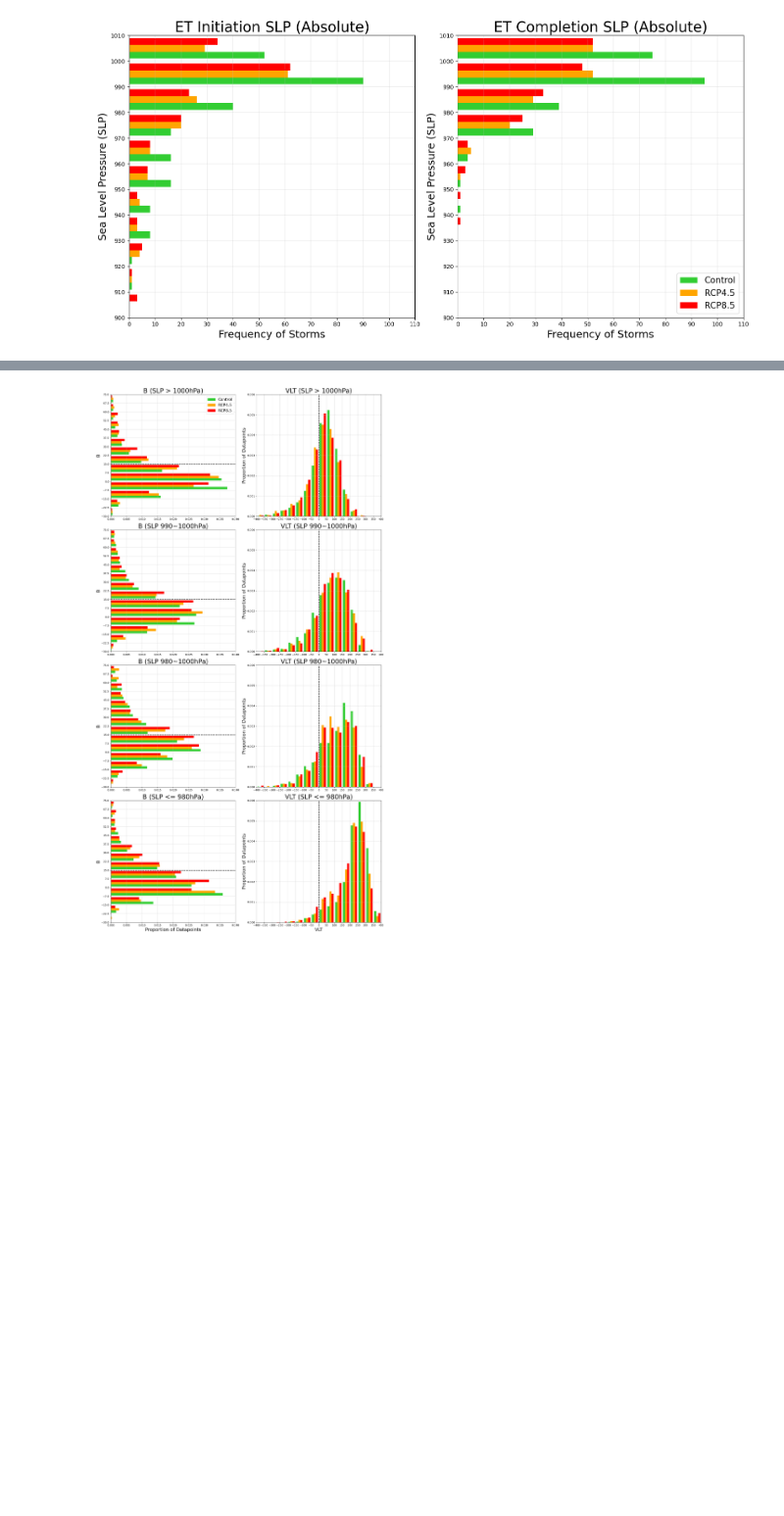
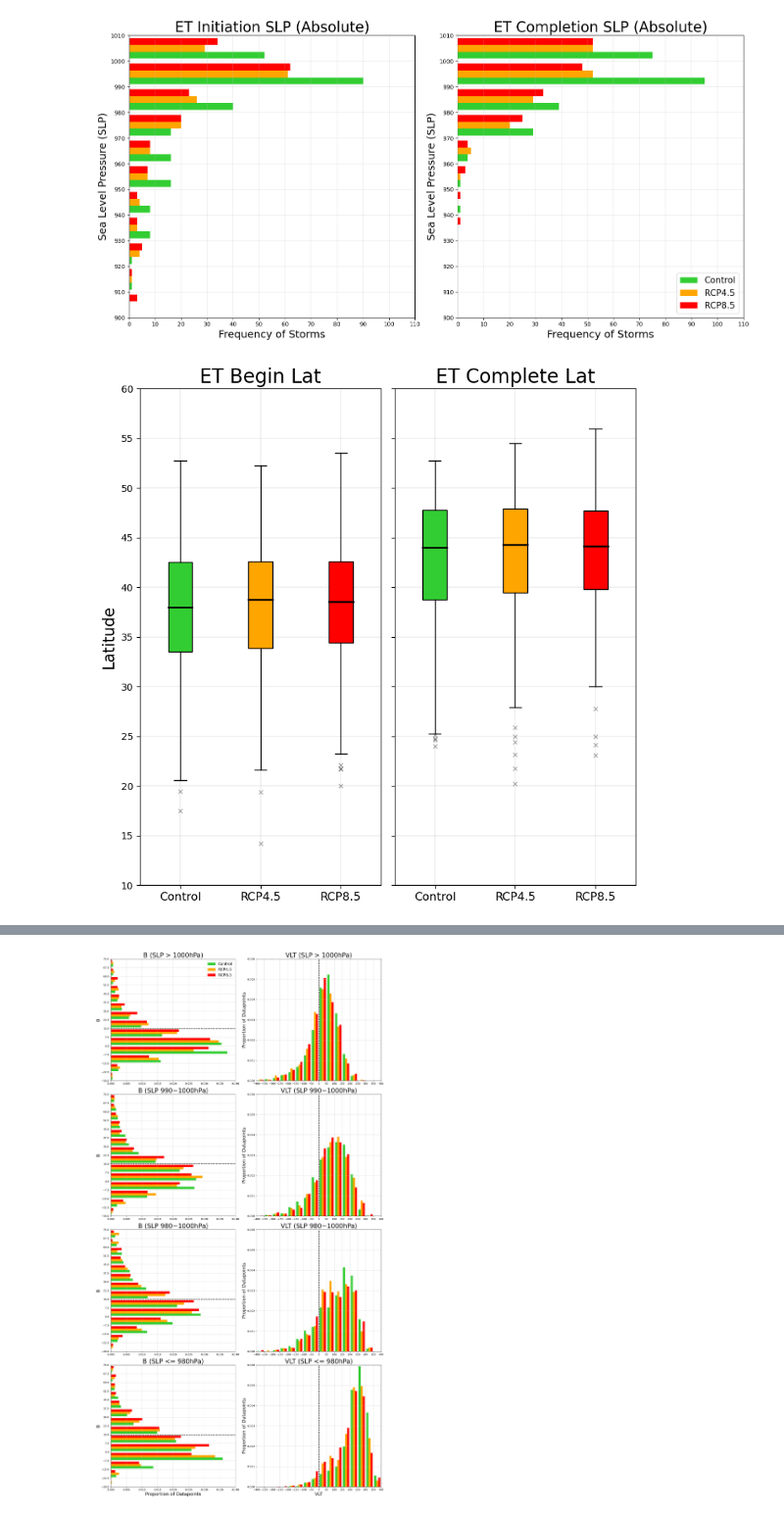
Before and after one commit to Luigi728/ExtraTrack_Github, a Jupyter notebook: RCP_Analysis/RCP_Analysis_V6.5.2.ipynb, the cells around one changed output, grey strips where cells are left out. Shown at 98% size. Cells and saved outputs as stored; diff of their text form; code cells hidden in the pictures; blank space fills up the shorter version.

```diff
--- a/RCP_Analysis/RCP_Analysis_V6.5.2.ipynb
+++ b/RCP_Analysis/RCP_Analysis_V6.5.2.ipynb
@@ -192,3 +192,28 @@ ET_Histogram(Control_ET, RCP45_ET, RCP85_ET, "SLP", True, 'horizontal', SLP_Bins
 ET_Histogram(Control_ET, RCP45_ET, RCP85_ET, "SLP", False, 'horizontal', SLP_Bins, True, 'ET_SLP_Histo_Abs.png')
 # %% [output]
 [figure]
+# %%
+# Create Function to Plot Boxplots
+def ET_Boxplot(Control_ET, RCP45_ET, RCP85_ET, Var, Vert, Bins, Savefig, Figname):
+    Fig = pyplot.figure(figsize=(8,8))
+    if Vert == 1:
+        Axes = Fig.subplots(1,2, sharex=False, sharey=True)
+    elif Vert == 0:
+        Axes = Fig.subplots(2,1, sharex=True, sharey=False)
+    Colours = ['limegreen', 'orange', 'red']
+    Labels = ["Control", "RCP4.5", "RCP8.5"]
+#
+# Plot ET Initiation
+    Var1 = "ET Begin " + Var
+    Boxplot1 = Axes[0].boxplot([Control_ET[Var1], RCP45_ET[Var1], RCP85_ET[Var1]], patch_artist=True, vert=Vert)
+    ET_Boxplot_Formatting(Boxplot1, Axes[0], Var, Colours, Labels, Vert, Bins, True)
+#
+# Plot ET Completion
+    Var2 = "ET Complete " + Var
+    Boxplot2 = Axes[1].boxplot([Control_ET[Var2], RCP45_ET[Var2], RCP85_ET[Var2]], patch_artist=True, vert=Vert)
+    ET_Boxplot_Formatting(Boxplot2, Axes[1], Var, Colours, Labels, Vert, Bins, False)
+#
+# Save Fig
+    Fig.tight_layout()
+    if Savefig == True:
+        Fig.savefig(Output_Diri+Figname, bbox_inches='tight')
@@ -194,0 +261,4 @@ ET_Histogram(Control_ET, RCP45_ET, RCP85_ET, "SLP", False, 'horizontal', SLP_Bin
+# %%
+ET_Boxplot(Control_ET, RCP45_ET, RCP85_ET, "Lat", 1, Lat_Bins, True, 'ET_Latitude_Boxplot.png')
+# %% [output]
+[figure, added]
```
Also changed, not shown: parts of 15 cells of this notebook, 7 other files.
